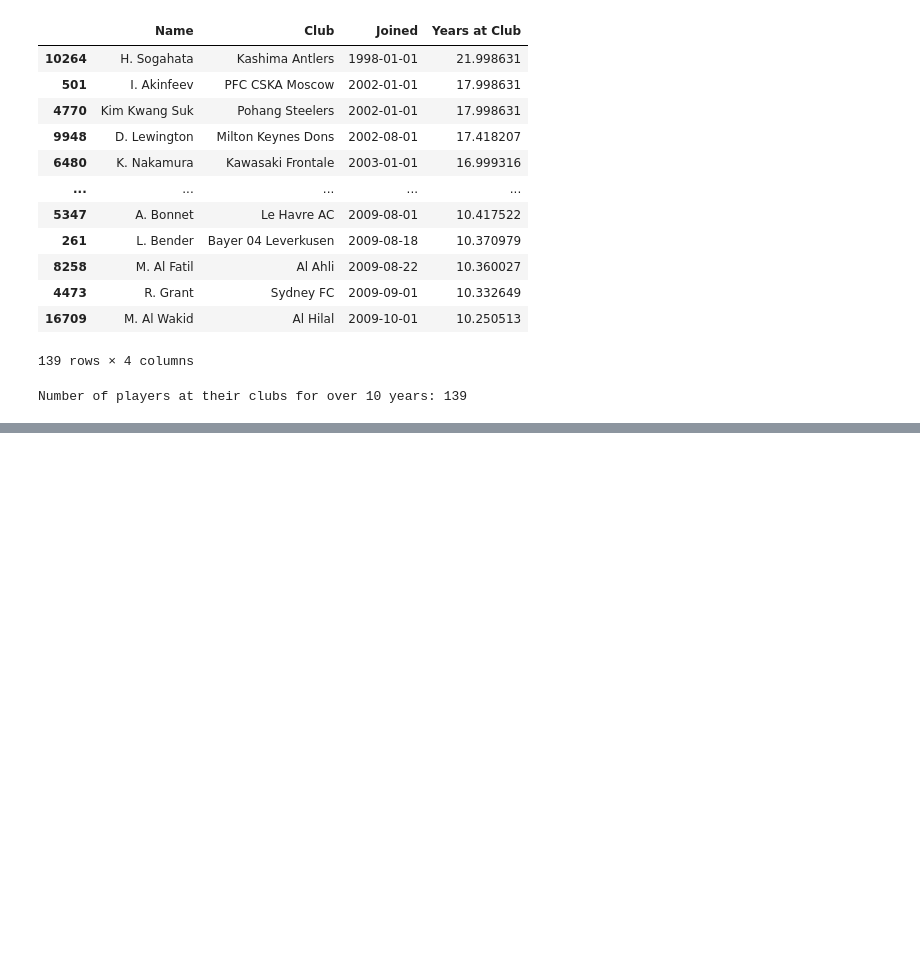
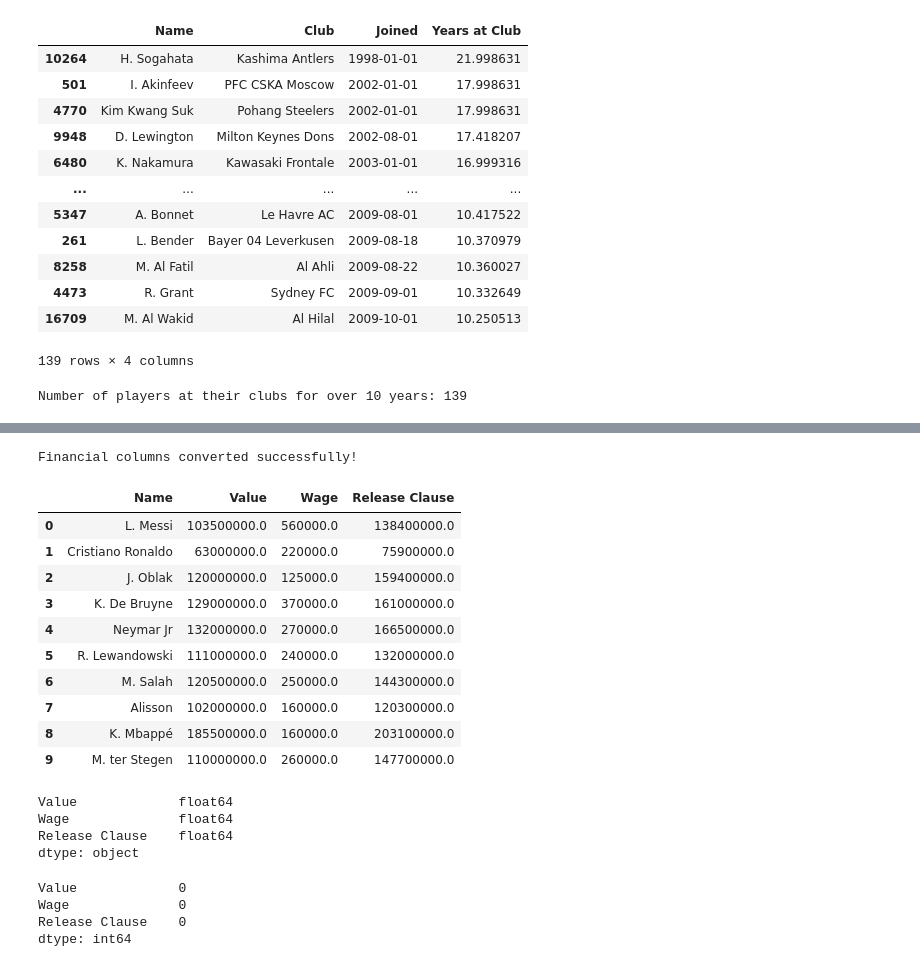
Before and after one commit to Alasko19/bincom_FIFA21_Project, a Jupyter notebook: fifa21_analysis.ipynb, the cells around one changed output, grey strips where cells are left out. Saved outputs shown, nothing was run; the diff lists cells and outputs as text; code cells hidden in the pictures; blank space fills up the shorter version.

Commit message:
the values, wages, and release clause was converted to numeric values

```diff
--- a/fifa21_analysis.ipynb
+++ b/fifa21_analysis.ipynb
@@ -322,0 +352,60 @@ Number of players at their clubs for over 10 years: 139
+# %%
+#currency convertion function
+def convert_currency(value):
+
+    if pd.isna(value):
+        return np.nan
+
+    value = str(value).replace("€", "").strip().upper()
+
+    if value == "" or value == "-":
+        return np.nan
+
+    if value.endswith("M"):
+        return float(value[:-1]) * 1_000_000
+
+    elif value.endswith("K"):
+        return float(value[:-1]) * 1_000
+
+    else:
+        return float(value)
+# %%
+#applying function to the three columns
+money_columns = ["Value", "Wage", "Release Clause"]
+
+for col in money_columns:
+    df[col] = df[col].apply(convert_currency)
+
+print("Financial columns converted successfully!")
+# %% [output]
+Financial columns converted successfully!
+# %%
+df[["Name", "Value", "Wage", "Release Clause"]].head(10)
+# %% [output]
+|  | Name | Value | Wage | Release Clause |
+| 0 | L. Messi | 103500000.0 | 560000.0 | 138400000.0 |
+| 1 | Cristiano Ronaldo | 63000000.0 | 220000.0 | 75900000.0 |
+| 2 | J. Oblak | 120000000.0 | 125000.0 | 159400000.0 |
+| 3 | K. De Bruyne | 129000000.0 | 370000.0 | 161000000.0 |
+| 4 | Neymar Jr | 132000000.0 | 270000.0 | 166500000.0 |
+| 5 | R. Lewandowski | 111000000.0 | 240000.0 | 132000000.0 |
+| 6 | M. Salah | 120500000.0 | 250000.0 | 144300000.0 |
+| 7 | Alisson | 102000000.0 | 160000.0 | 120300000.0 |
+| 8 | K. Mbappé | 185500000.0 | 160000.0 | 203100000.0 |
+| 9 | M. ter Stegen | 110000000.0 | 260000.0 | 147700000.0 |
+# %%
+#verifying the data types
+print(df[money_columns].dtypes)
+# %% [output]
+Value             float64
+Wage              float64
+Release Clause    float64
+dtype: object
+# %%
+# checking for the missing value
+print(df[money_columns].isna().sum())
+# %% [output]
+Value             0
+Wage              0
+Release Clause    0
+dtype: int64
```
Also changed, not shown: parts of 1 cell of this notebook.
